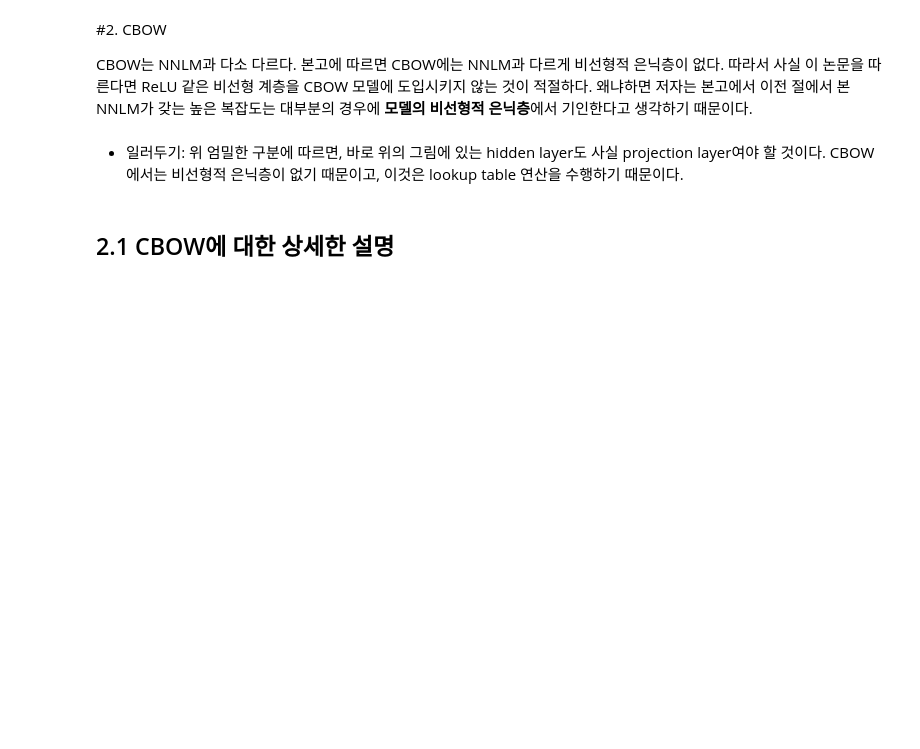
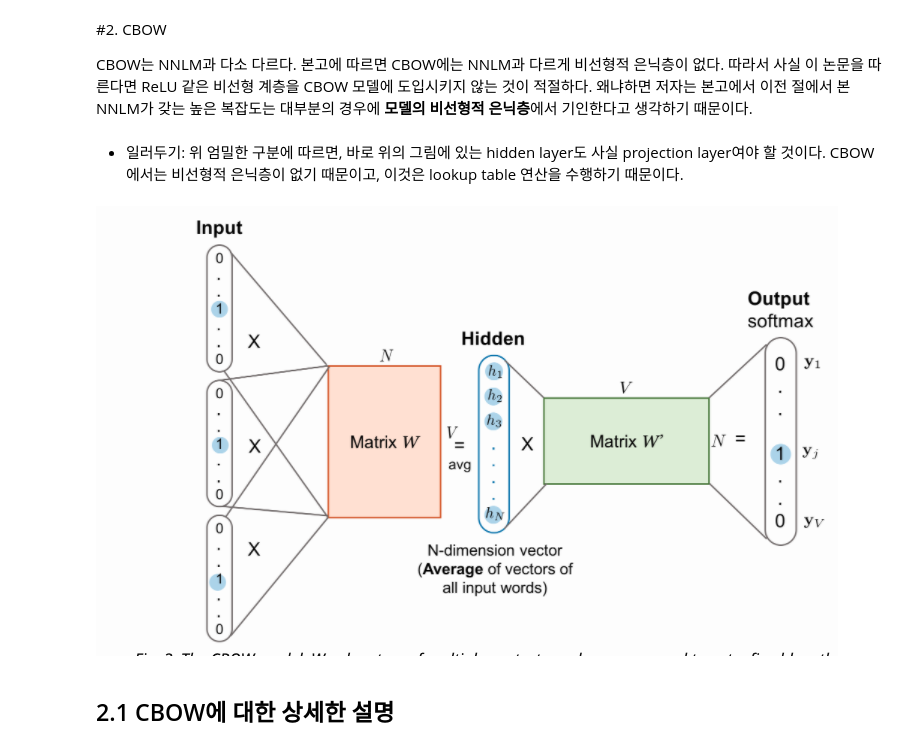
Before and after one commit to Intelligence-Engineering-LAB-KU/Seminar, a Jupyter notebook: summer_2020/0901_Word2Vec_CBOW.ipynb, the cells around one changed output. Saved outputs shown, nothing was run; the diff lists cells and outputs as text; code cells hidden in the pictures; blank space fills up the shorter version.

```diff
--- a/summer_2020/0901_Word2Vec_CBOW.ipynb
+++ b/summer_2020/0901_Word2Vec_CBOW.ipynb
@@ -61,6 +61,10 @@ Image('v2.png',width=600)
 CBOW는 NNLM과 다소 다르다. 본고에 따르면 CBOW에는 NNLM과 다르게 비선형적 은닉층이 없다. 따라서 사실 이 논문을 따른다면 ReLU 같은 비선형 계층을 CBOW 모델에 도입시키지 않는 것이 적절하다. 왜냐하면 저자는 본고에서 이전 절에서 본 NNLM가 갖는 높은 복잡도는 대부분의 경우에 **모델의** **비선형적** **은닉층**에서 기인한다고 생각하기 때문이다.
 # %% [markdown]
 * 일러두기: 위 엄밀한 구분에 따르면, 바로 위의 그림에 있는 hidden layer도 사실 projection layer여야 할 것이다. CBOW에서는 비선형적 은닉층이 없기 때문이고, 이것은 lookup table 연산을 수행하기 때문이다.
+# %%
+Image('c1.png')
+# %% [output]
+[figure, added]
 # %% [markdown]
 ## 2.1 CBOW에 대한 상세한 설명
 # %%
```
Also changed, not shown: parts of 2 cells of this notebook.
